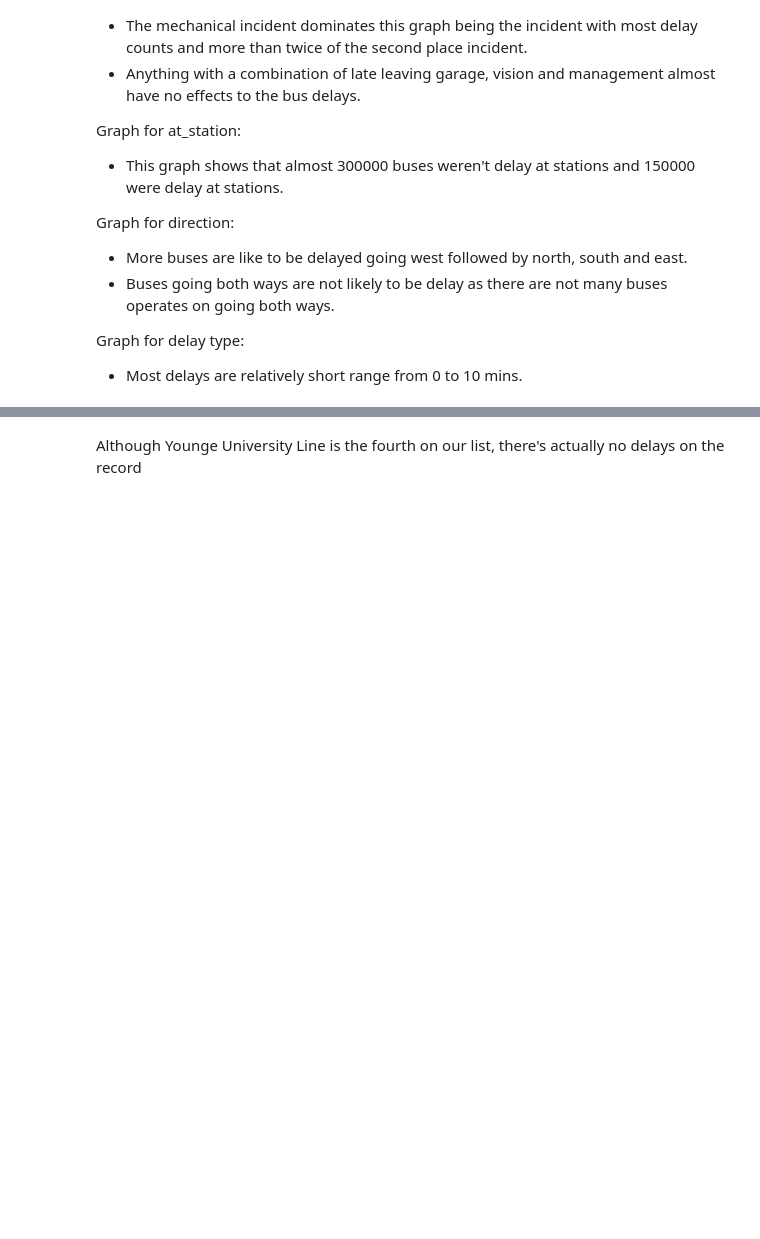
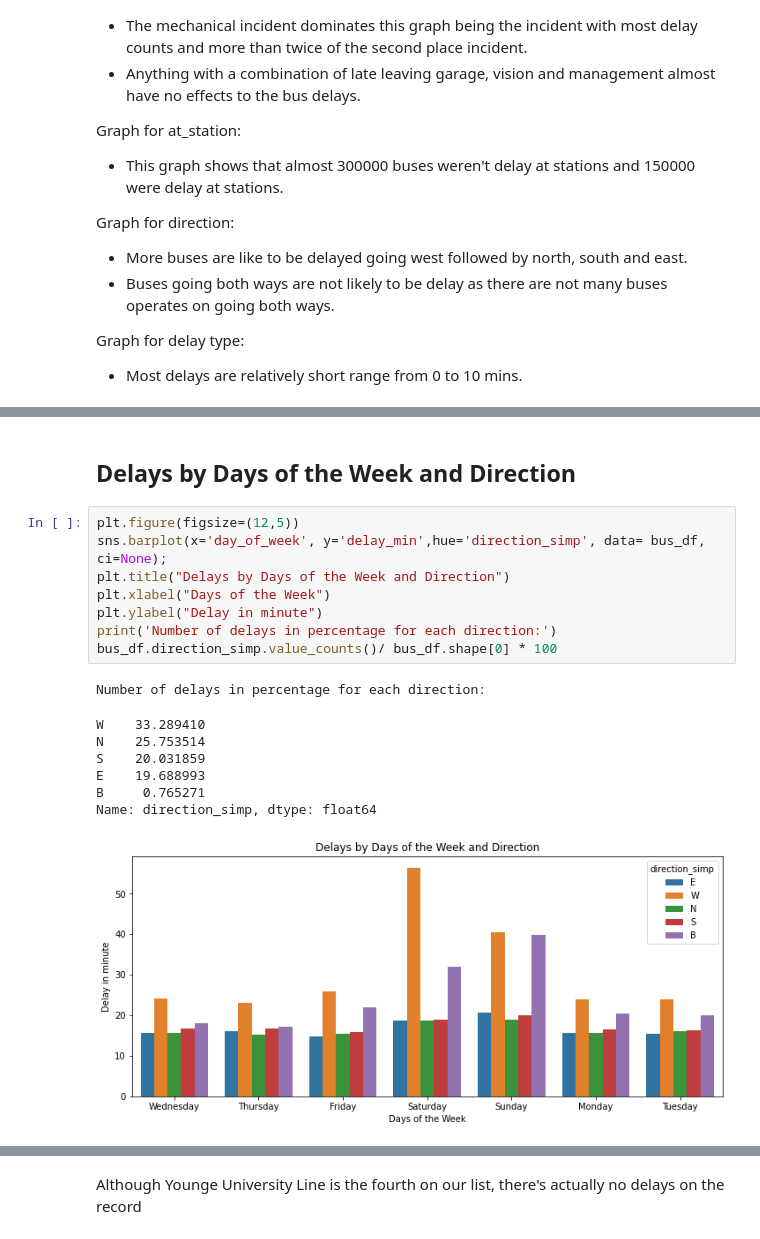
Before and after one commit to JasonYao3/TTC_transit_delay_proj, a Jupyter notebook: 3.Bus EDA.ipynb, the cells around one changed output, grey strips where cells are left out. Cells and saved outputs as stored; diff of their text form; blank space fills up the shorter version.

```diff
--- a/3.Bus EDA.ipynb
+++ b/3.Bus EDA.ipynb
@@ -334,0 +340,19 @@ ax.set_title("Bus Incident Location");
+# %% [markdown]
+##  Delays by Days of the Week and Direction
+# %%
+plt.figure(figsize=(12,5))
+sns.barplot(x='day_of_week', y='delay_min',hue='direction_simp', data= bus_df, ci=None);
+plt.title("Delays by Days of the Week and Direction")
+plt.xlabel("Days of the Week")
+plt.ylabel("Delay in minute")
+print('Number of delays in percentage for each direction:')
+bus_df.direction_simp.value_counts()/ bus_df.shape[0] * 100
+# %% [output]
+Number of delays in percentage for each direction:
+W    33.289410
+N    25.753514
+S    20.031859
+E    19.688993
+B     0.765271
+Name: direction_simp, dtype: float64
+[figure, added]
```
Also changed, not shown: parts of 22 cells of this notebook, 6 other files.
